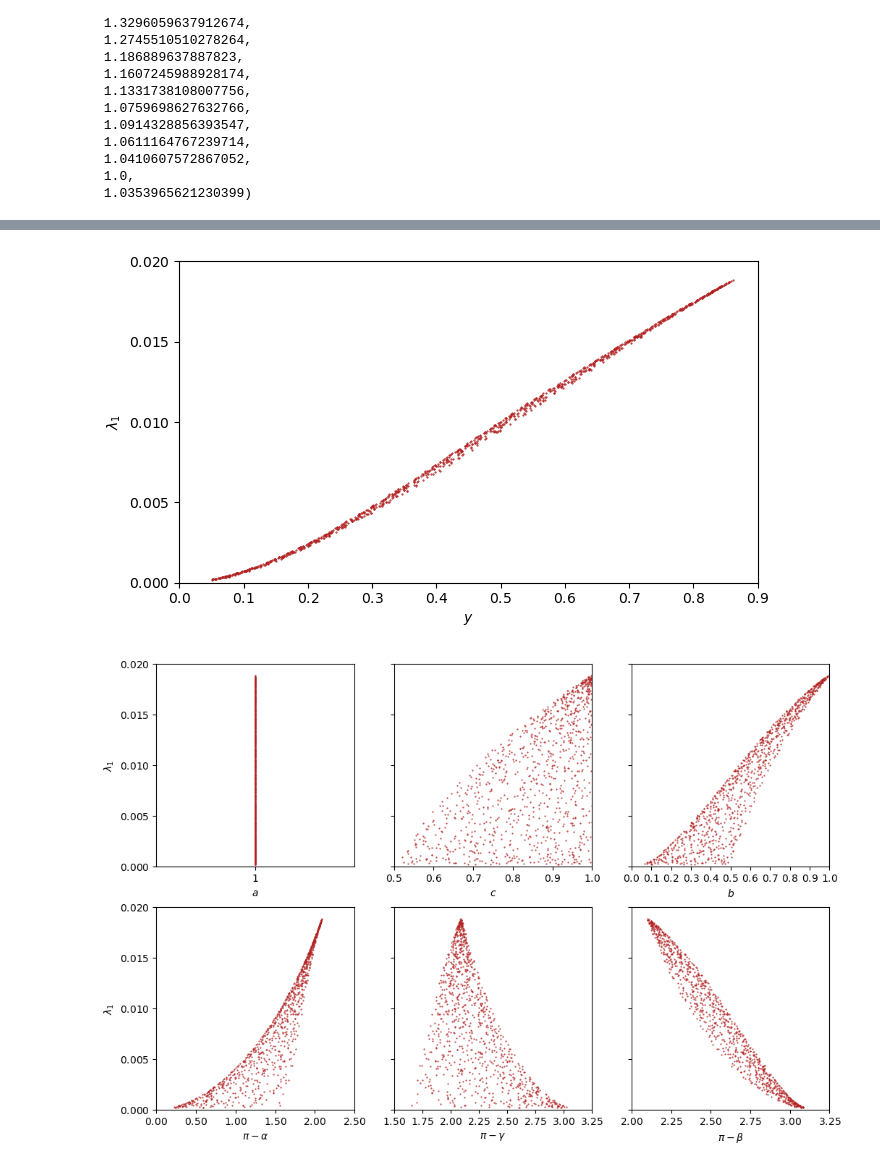
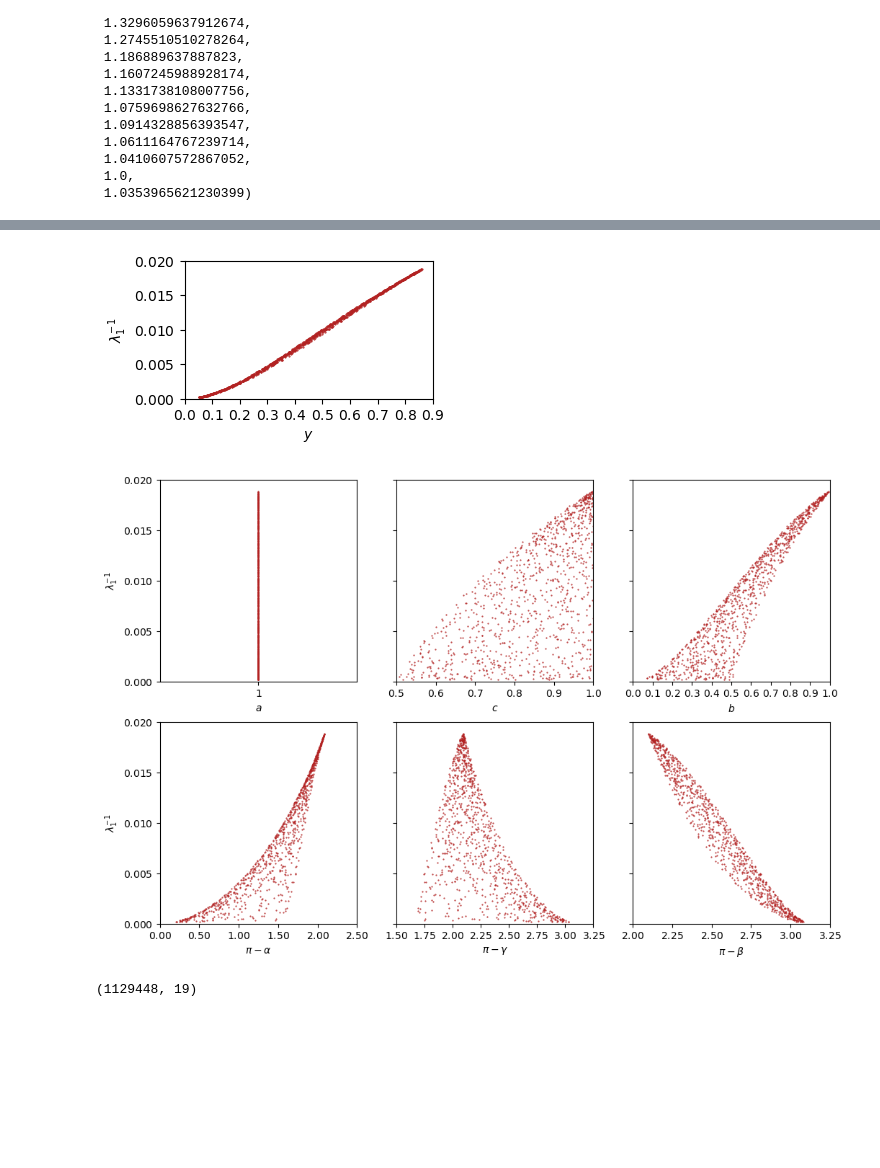
Before and after one commit to DavorPenzar/diplomski, a Jupyter notebook: code/Rjesenje_zadatka.ipynb, the cells around one changed output, grey strips where cells are left out. Cells and saved outputs as stored; diff of their text form; code cells hidden in the pictures; blank space fills up the shorter version.

```diff
--- a/code/Rjesenje_zadatka.ipynb
+++ b/code/Rjesenje_zadatka.ipynb
@@ -135,7 +203,7 @@ lim = {
     'sv_angle_1' : (0.0, 4.5),
     'sv_angle_2' : (0.0, 4.5),
     'l_0' : (0.0, 6000.0),
-    'l_0_log10' : (2.0, 3.5),
+    'l_0_log10' : (1.5, 4.0),
     'l_0_inv' : (0.00, 0.02)
 }
 
@@ -496,7 +515,7 @@ if generate_new_subdf:
 # %%
-df_sample = pd.concat(generate_subdf(quants, 50), axis = 0).sort_index(
-    axis = 0,
-    inplace = False
-).copy(deep = True)
+df_sample = pd.concat(
+    generate_subdf(quants, 50),
+    axis = 0
+).sort_index(axis = 0, inplace = False).copy(deep = True)
 # %%
 # Create a figure.
@@ -643,7 +662,7 @@ del ax
 del y_quant
 # %%
 # Create a figure.
-fig = plt.figure(num = 'Sample: y, lambda_0', figsize = (7.5, 4.171875))
+fig = plt.figure(num = 'Sample: y, lambda_0', figsize = (3.2, 2.4))
 
 # Create a subplot.
 ax = fig.add_subplot(1, 1, 1)
@@ -654,36 +673,36 @@ ax.set_aspect(25.0)
 # Plot lambda_0 over y_1.
 ax.plot(
     df_sample.y_1,
     df_sample.l_0 ** -1,
     color = 'firebrick',
     linestyle = 'None',
     marker = '.',
     ms = 1
 )
 
 # Set axis labels.
 ax.set_xlabel("$ y $")
-ax.set_ylabel("$ \lambda_{1} $")
+ax.set_ylabel("$ \lambda_{1}^{{- 1}} $")
 
 # Set ticks.
 ax.set_xticks(ticks['y_1'])
 ax.set_yticks(ticks['l_0_inv'])
 
 # Set tick labels.
 ax.set_xticklabels(ticklabels['y_1'])
 ax.set_yticklabels(ticklabels['l_0_inv'])
 
 # Set axis limits.
 ax.set_xlim(lim['y_1'])
 ax.set_ylim(lim['l_0_inv'])
 
 # Save the figure.
-fig.savefig('../y-lambda.pdf')
+fig.savefig('../y-lambda.pdf', bbox_inches = 'tight')
 
 # Show the plot.
 plt.show()
 # %% [output]
-[figure, old version]
+[figure, new version]
 # %%
 # Free the memory.
 del fig
@@ -743,7 +762,7 @@ except (NameError, UnboundLocalError):
 
 # Set the y-axis label on the leftmost subplots in each row.
 for i in range(2):
-    ax[i, 0].set_ylabel("$ \\lambda_{1} $")
+    ax[i, 0].set_ylabel("$ \\lambda_{1}^{{- 1}} $")
 try:
     del i
 except (NameError, UnboundLocalError):
@@ -777,9 +796,13 @@ del edge
 del angle
 
 # Save the figure.
-fig.savefig('../edge_angle-lambda.pdf')
+fig.savefig('../edge_angle-lambda.pdf', bbox_inches = 'tight')
 
 # Show the plots.
 plt.show()
 # %% [output]
-[figure, old version]
+[figure, new version]
+# %%
+df.shape
+# %% [output]
+(1129448, 19)
```
Also changed, not shown: parts of 14 cells of this notebook, 2 other files.
